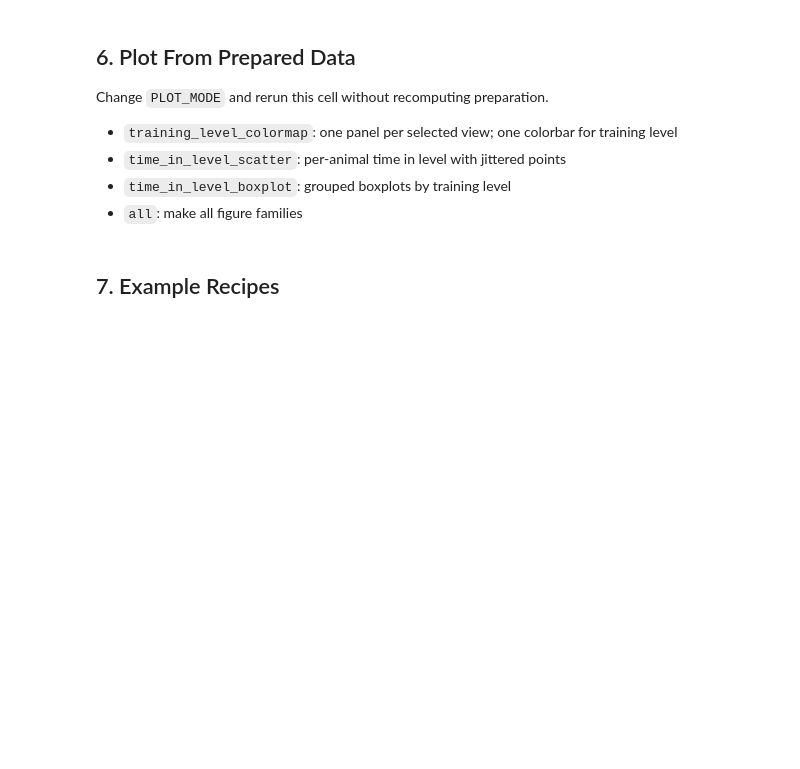
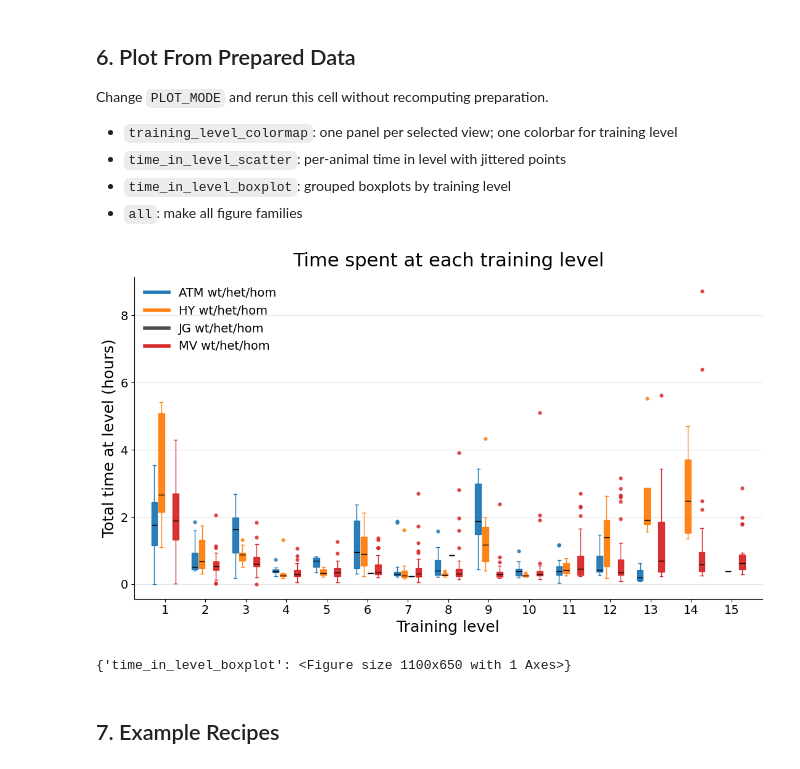
Before and after one commit to MafValente/rat_analysis, a Jupyter notebook: notebooks/ASD/06_learning_curves.ipynb, the cells around one changed output. Cells and saved outputs as stored; diff of their text form; code cells hidden in the pictures; blank space fills up the shorter version.

```diff
--- a/notebooks/ASD/06_learning_curves.ipynb
+++ b/notebooks/ASD/06_learning_curves.ipynb
@@ -199,23 +221,26 @@ Change `PLOT_MODE` and rerun this cell without recomputing preparation.
 - `time_in_level_boxplot`: grouped boxplots by training level
 - `all`: make all figure families
 # %%
-PLOT_MODE = "training_level_colormap"
+PLOT_MODE = "time_in_level_boxplot"
 PLOT_VIEW = None     # set to a view name to plot just one selected group/view
 TIME_UNIT = "hour"  # "sec", "min", or "hour"
 
 plot_views = [v for v in views if PLOT_VIEW is None or v.name == PLOT_VIEW]
 if not plot_views:
     raise ValueError(f"PLOT_VIEW={PLOT_VIEW!r} did not match any selected view.")
 
 out = lc.plot_learning_curve_figures(
     bundle=bundle,
     views=plot_views,
     plot_mode=PLOT_MODE,
     time_unit=TIME_UNIT,
     show=True,
 )
 
 out["figures"]
+# %% [output]
+[figure, added]
+{'time_in_level_boxplot': <Figure size 1100x650 with 1 Axes>}
 # %% [markdown]
 ## 7. Example Recipes
 # %% [markdown]
```
Also changed, not shown: parts of 5 cells of this notebook, 21 other files.
